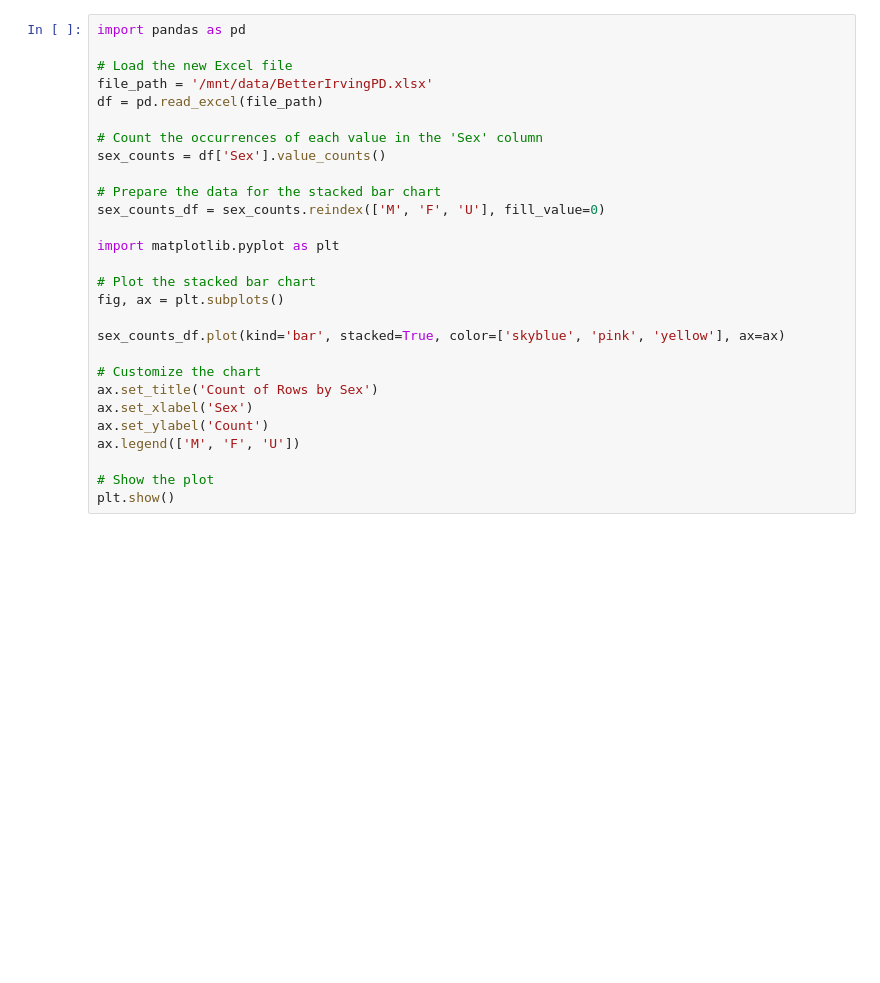
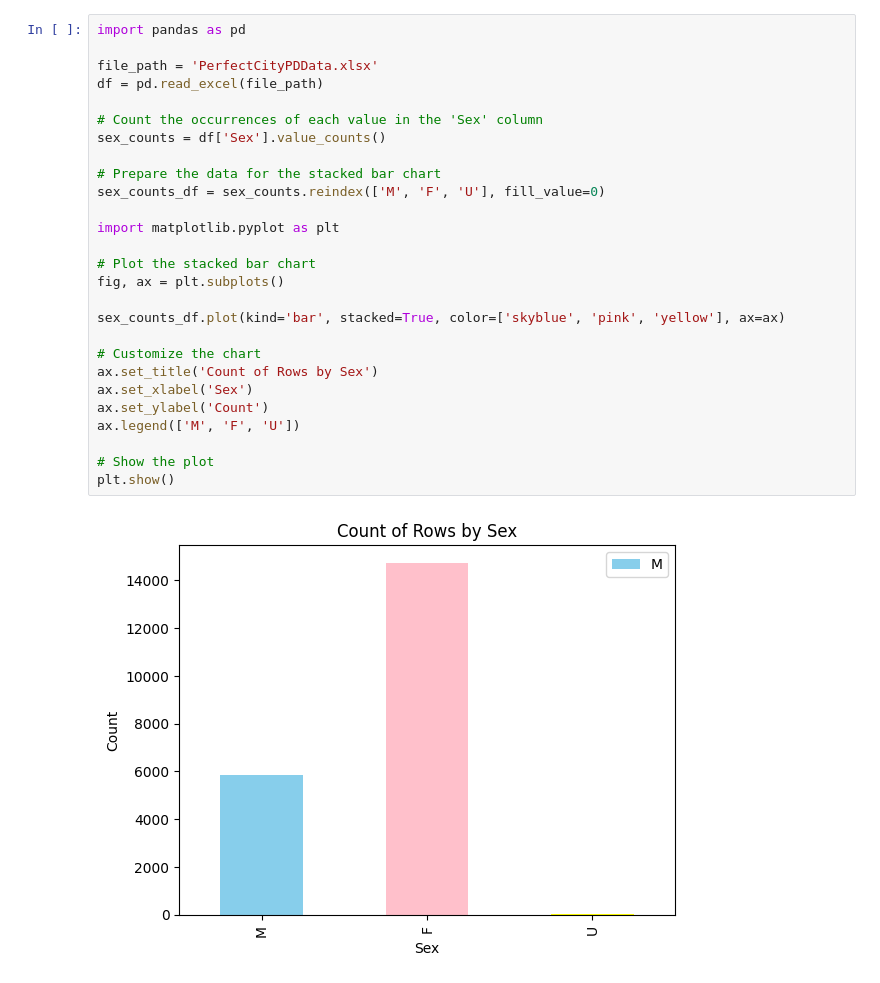
Before and after one commit to tgsaman/Python_ETL_CityPD, a Jupyter notebook: CityPD-Analysis.ipynb, the cells around one changed output. Saved outputs shown, nothing was run; the diff lists cells and outputs as text; blank space fills up the shorter version.

```diff
--- a/CityPD-Analysis.ipynb
+++ b/CityPD-Analysis.ipynb
@@ -116,31 +130,32 @@ plt.show()
 # %%
 import pandas as pd
 
-# Load the new Excel file
-file_path = '/mnt/data/BetterIrvingPD.xlsx'
+file_path = 'PerfectCityPDData.xlsx'
 df = pd.read_excel(file_path)
 
 # Count the occurrences of each value in the 'Sex' column
 sex_counts = df['Sex'].value_counts()
 
 # Prepare the data for the stacked bar chart
 sex_counts_df = sex_counts.reindex(['M', 'F', 'U'], fill_value=0)
 
 import matplotlib.pyplot as plt
 
 # Plot the stacked bar chart
 fig, ax = plt.subplots()
 
 sex_counts_df.plot(kind='bar', stacked=True, color=['skyblue', 'pink', 'yellow'], ax=ax)
 
 # Customize the chart
 ax.set_title('Count of Rows by Sex')
 ax.set_xlabel('Sex')
 ax.set_ylabel('Count')
 ax.legend(['M', 'F', 'U'])
 
 # Show the plot
 plt.show()
+# %% [output]
+[figure, added]
 # %%
 # Group by 'Year' and 'Sex' and count the occurrences
 year_sex_group = df.groupby(['Year', 'Sex']).size().unstack(fill_value=0)
```
Also changed, not shown: parts of 9 cells of this notebook, 1 other file.
